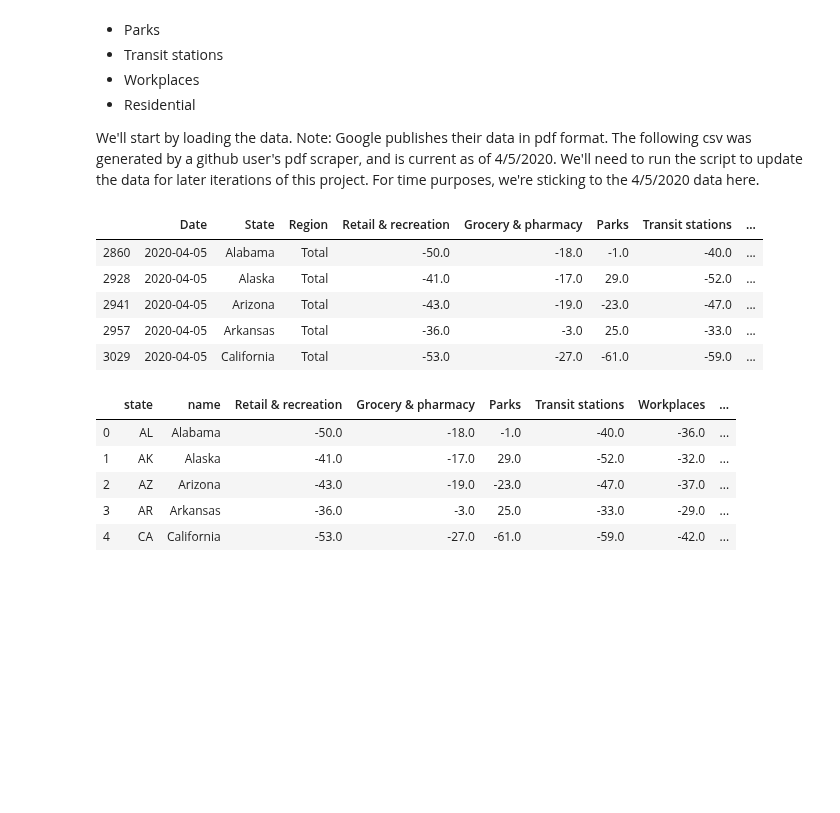
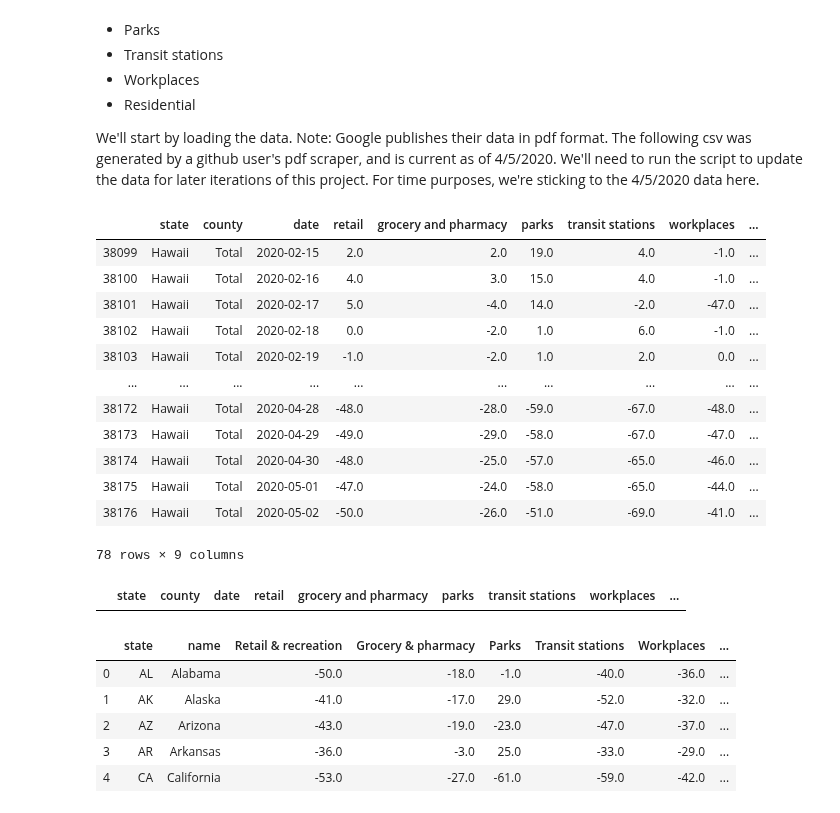
Before and after one commit to spotted-d/RNN_covid19_modeling, a Jupyter notebook: milestone2_eda/milestone2_eda.ipynb, the cells around one changed output. Cells and saved outputs as stored; diff of their text form; code cells hidden in the pictures; blank space fills up the shorter version.

Commit message:
data - us state mobility reports

```diff
--- a/milestone2_eda/milestone2_eda.ipynb
+++ b/milestone2_eda/milestone2_eda.ipynb
@@ -265,23 +265,39 @@ In March of 2020, Google began publishing [Community Mobility Reports](https://w
 - Residential
 
 We'll start by loading the data. Note: Google publishes their data in pdf format. The following csv was generated by a github user's pdf scraper, and is current as of 4/5/2020. We'll need to run the script to update the data for later iterations of this project. For time purposes, we're sticking to the 4/5/2020 data here.
+# %%
+# mobility_us_states = pd.read_csv("https://raw.githubusercontent.com/ActiveConclusion/COVID19_mobility/master/google_reports/mobility_report_US.csv")
+
+
+hi = mobility_us_states.loc[(mobility_us_states["state"] == "Hawaii") & (mobility_us_states["county"] == "Total")]
+
+hi
+# %% [output]
+|  | state | county | date | retail | grocery and pharmacy | parks | transit stations | workplaces | ... |
+| 38099 | Hawaii | Total | 2020-02-15 | 2.0 | 2.0 | 19.0 | 4.0 | -1.0 | ... |
+| 38100 | Hawaii | Total | 2020-02-16 | 4.0 | 3.0 | 15.0 | 4.0 | -1.0 | ... |
+| 38101 | Hawaii | Total | 2020-02-17 | 5.0 | -4.0 | 14.0 | -2.0 | -47.0 | ... |
+| 38102 | Hawaii | Total | 2020-02-18 | 0.0 | -2.0 | 1.0 | 6.0 | -1.0 | ... |
+| 38103 | Hawaii | Total | 2020-02-19 | -1.0 | -2.0 | 1.0 | 2.0 | 0.0 | ... |
+| ... | ... | ... | ... | ... | ... | ... | ... | ... | ... |
+| 38172 | Hawaii | Total | 2020-04-28 | -48.0 | -28.0 | -59.0 | -67.0 | -48.0 | ... |
+| 38173 | Hawaii | Total | 2020-04-29 | -49.0 | -29.0 | -58.0 | -67.0 | -47.0 | ... |
+| 38174 | Hawaii | Total | 2020-04-30 | -48.0 | -25.0 | -57.0 | -65.0 | -46.0 | ... |
+| 38175 | Hawaii | Total | 2020-05-01 | -47.0 | -24.0 | -58.0 | -65.0 | -44.0 | ... |
+| 38176 | Hawaii | Total | 2020-05-02 | -50.0 | -26.0 | -51.0 | -69.0 | -41.0 | ... |
+78 rows × 9 columns
 # %%
 # retrieve county-level mobility reports for each US state
-mobility_us_states = pd.read_csv("https://raw.githubusercontent.com/ActiveConclusion/COVID19_mobility/master/jupyter%20notebook/mobility_report_US.csv")
-max_date = mobility_us_states["Date"].max()
+mobility_us_states = pd.read_csv("https://raw.githubusercontent.com/ActiveConclusion/COVID19_mobility/master/google_reports/mobility_report_US.csv")
+max_date = mobility_us_states["date"].max()
 
 # condense to state-level
-mobility_us_states = mobility_us_states.loc[(mobility_us_states["Region"] == "Total") &
-                                            (mobility_us_states["Date"] == max_date)]
+mobility_us_states = mobility_us_states.loc[(mobility_us_states["county"] == "total") &
+                                            (mobility_us_states["date"] == max_date)]
 
 mobility_us_states.head()
 # %% [output]
-|  | Date | State | Region | Retail & recreation | Grocery & pharmacy | Parks | Transit stations | ... |
-| 2860 | 2020-04-05 | Alabama | Total | -50.0 | -18.0 | -1.0 | -40.0 | ... |
-| 2928 | 2020-04-05 | Alaska | Total | -41.0 | -17.0 | 29.0 | -52.0 | ... |
-| 2941 | 2020-04-05 | Arizona | Total | -43.0 | -19.0 | -23.0 | -47.0 | ... |
-| 2957 | 2020-04-05 | Arkansas | Total | -36.0 | -3.0 | 25.0 | -33.0 | ... |
-| 3029 | 2020-04-05 | California | Total | -53.0 | -27.0 | -61.0 | -59.0 | ... |
+|  | state | county | date | retail | grocery and pharmacy | parks | transit stations | workplaces | ... |
 # %%
 mobility_merged = mobility_us_states[["State", "Retail & recreation", "Grocery & pharmacy",
                                       "Parks", "Transit stations", "Workplaces", "Residential"]]
```
Also changed, not shown: 3 other files.
